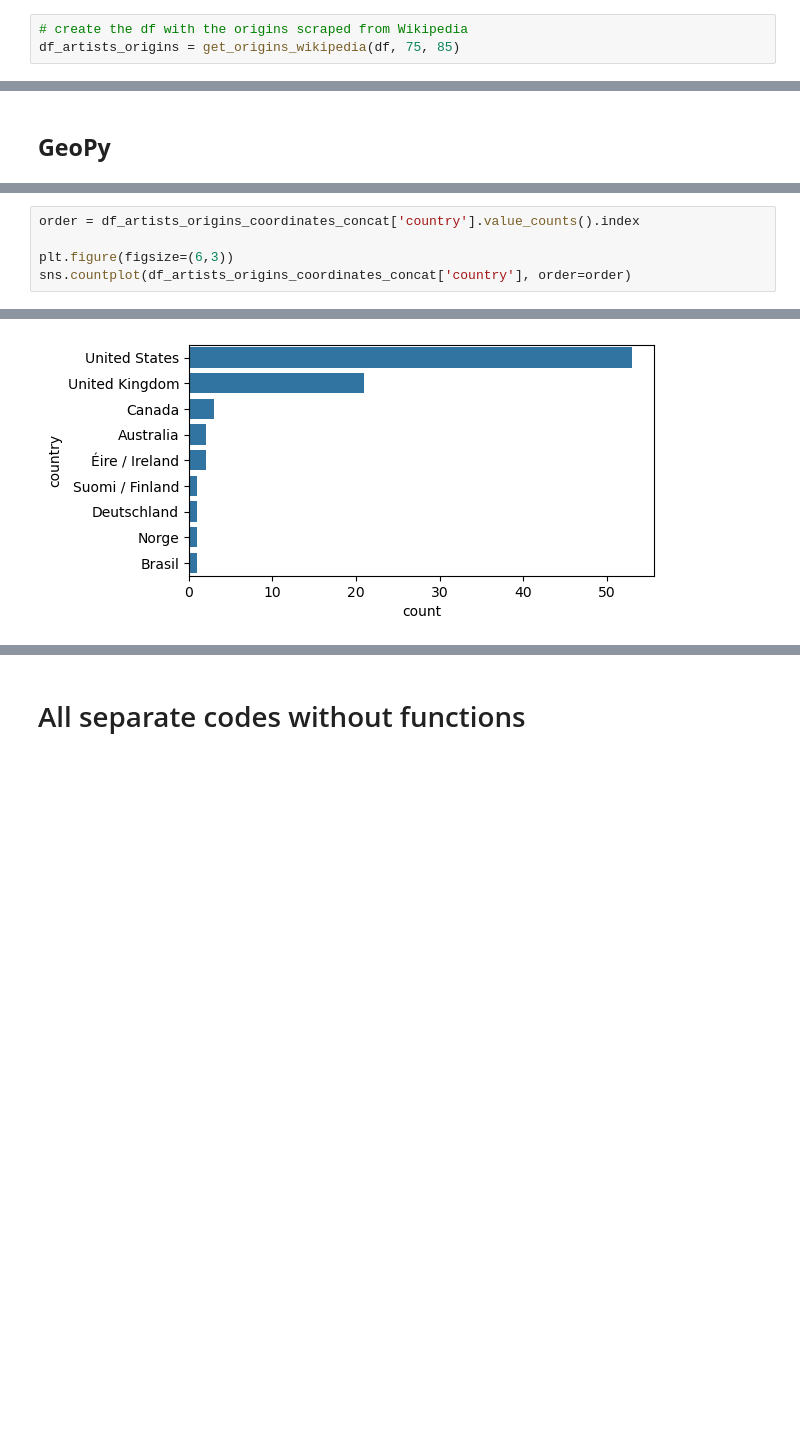
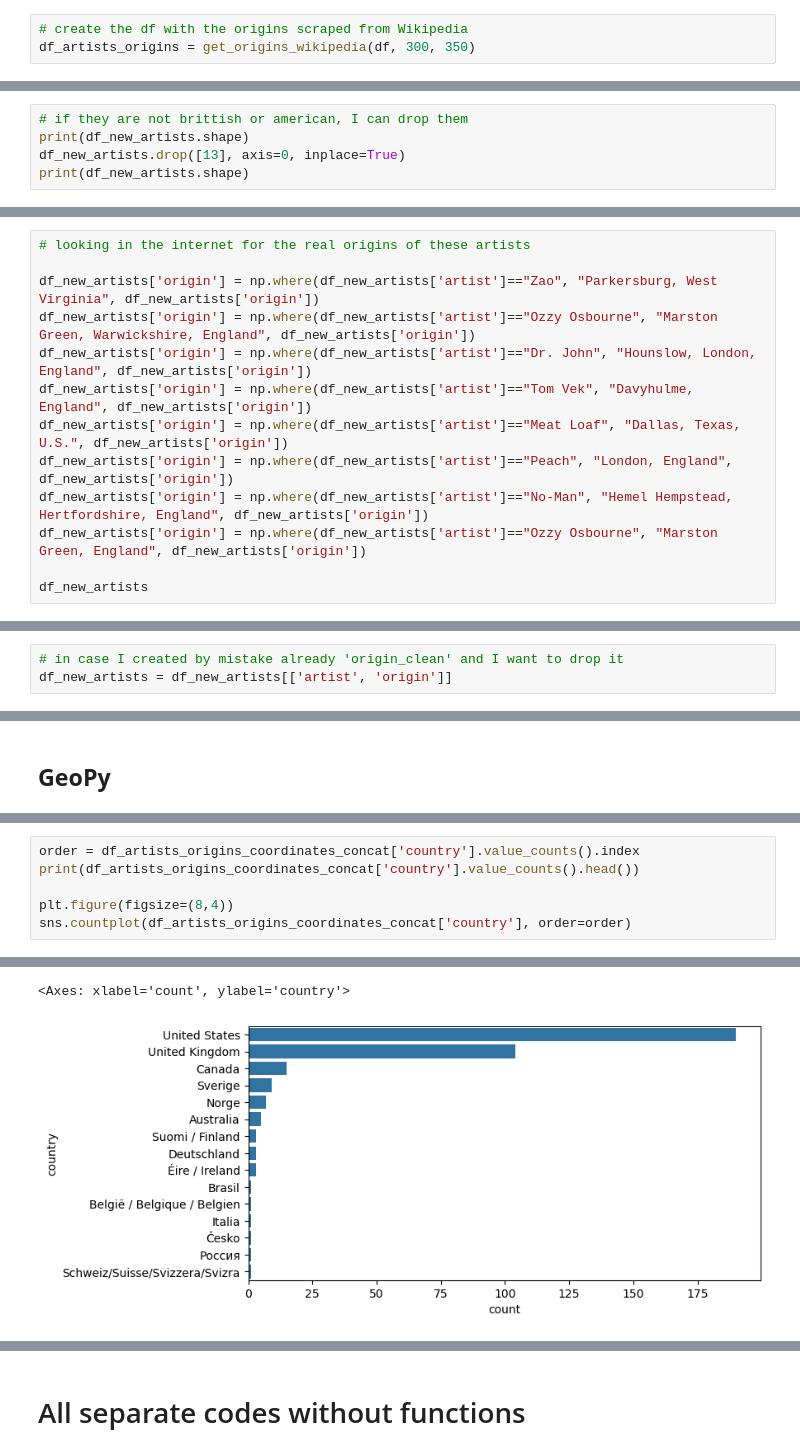
Before and after one commit to arnauog/what_the_rock, a Jupyter notebook: locations.ipynb, the cells around one changed output, grey strips where cells are left out. Drawn from its saved outputs; the diff is of its cells as text; blank space fills up the shorter version.

Commit message:
finished the geopy_functions, scraped 350 artists

```diff
--- a/locations.ipynb
+++ b/locations.ipynb
@@ -490,7 +457,7 @@ def merge_origins_coordinates(df_new_artists):
 df = pd.read_csv('Datasets/df_rock_ratings.csv')
 # %%
 # create the df with the origins scraped from Wikipedia
-df_artists_origins = get_origins_wikipedia(df, 75, 85)
+df_artists_origins = get_origins_wikipedia(df, 300, 350)
 # %% [output]
 Bingo! df_coordinates.csv found
 
@@ -560,0 +507,5 @@ df_artists_origins['origin'].isna().sum()
+# %%
+# if they are not brittish or american, I can drop them
+print(df_new_artists.shape)
+df_new_artists.drop([13], axis=0, inplace=True)
+print(df_new_artists.shape)
@@ -560,0 +557,13 @@ df_artists_origins['origin'].isna().sum()
+# %%
+# looking in the internet for the real origins of these artists
+
+df_new_artists['origin'] = np.where(df_new_artists['artist']=="Zao", "Parkersburg, West Virginia", df_new_artists['origin'])
+df_new_artists['origin'] = np.where(df_new_artists['artist']=="Ozzy Osbourne", "Marston Green, Warwickshire, England", df_new_artists['origin'])
+df_new_artists['origin'] = np.where(df_new_artists['artist']=="Dr. John", "Hounslow, London, England", df_new_artists['origin'])
+df_new_artists['origin'] = np.where(df_new_artists['artist']=="Tom Vek", "Davyhulme, England", df_new_artists['origin'])
+df_new_artists['origin'] = np.where(df_new_artists['artist']=="Meat Loaf", "Dallas, Texas, U.S.", df_new_artists['origin'])
+df_new_artists['origin'] = np.where(df_new_artists['artist']=="Peach", "London, England", df_new_artists['origin'])
+df_new_artists['origin'] = np.where(df_new_artists['artist']=="No-Man", "Hemel Hempstead, Hertfordshire, England", df_new_artists['origin'])
+df_new_artists['origin'] = np.where(df_new_artists['artist']=="Ozzy Osbourne", "Marston Green, England", df_new_artists['origin'])
+
+df_new_artists
@@ -571,0 +658,3 @@ df_artists_origins['origin'].isna().sum()
+# %%
+# in case I created by mistake already 'origin_clean' and I want to drop it
+df_new_artists = df_new_artists[['artist', 'origin']]
@@ -620,6 +748,7 @@ Exported to a .csv file
 # %%
 order = df_artists_origins_coordinates_concat['country'].value_counts().index
+print(df_artists_origins_coordinates_concat['country'].value_counts().head())
 
-plt.figure(figsize=(6,3))
+plt.figure(figsize=(8,4))
 sns.countplot(df_artists_origins_coordinates_concat['country'], order=order)
 # %% [output]
@@ -627 +762,2 @@ sns.countplot(df_artists_origins_coordinates_concat['country'], order=order)
+<Axes: xlabel='count', ylabel='country'>
-[figure, old version]
+[figure, new version]
```
Also changed, not shown: parts of 58 cells of this notebook, 9 other files.
